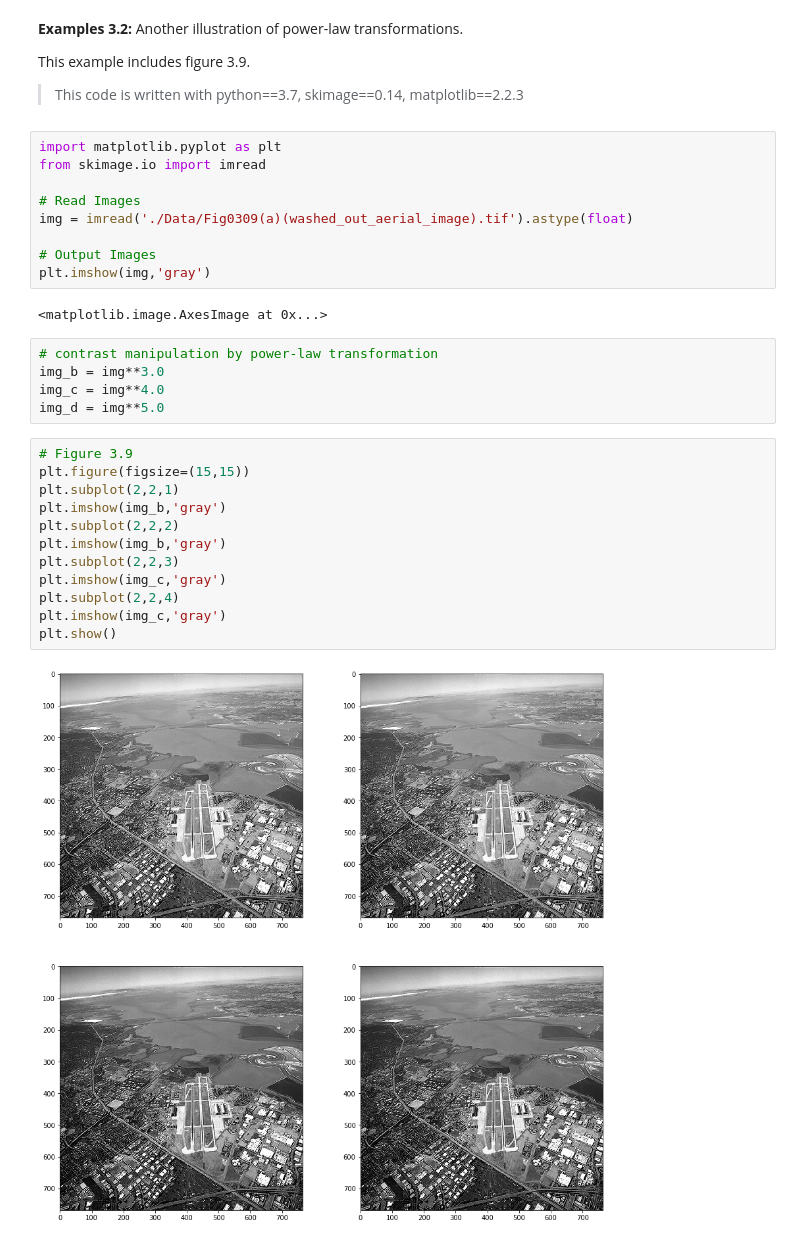
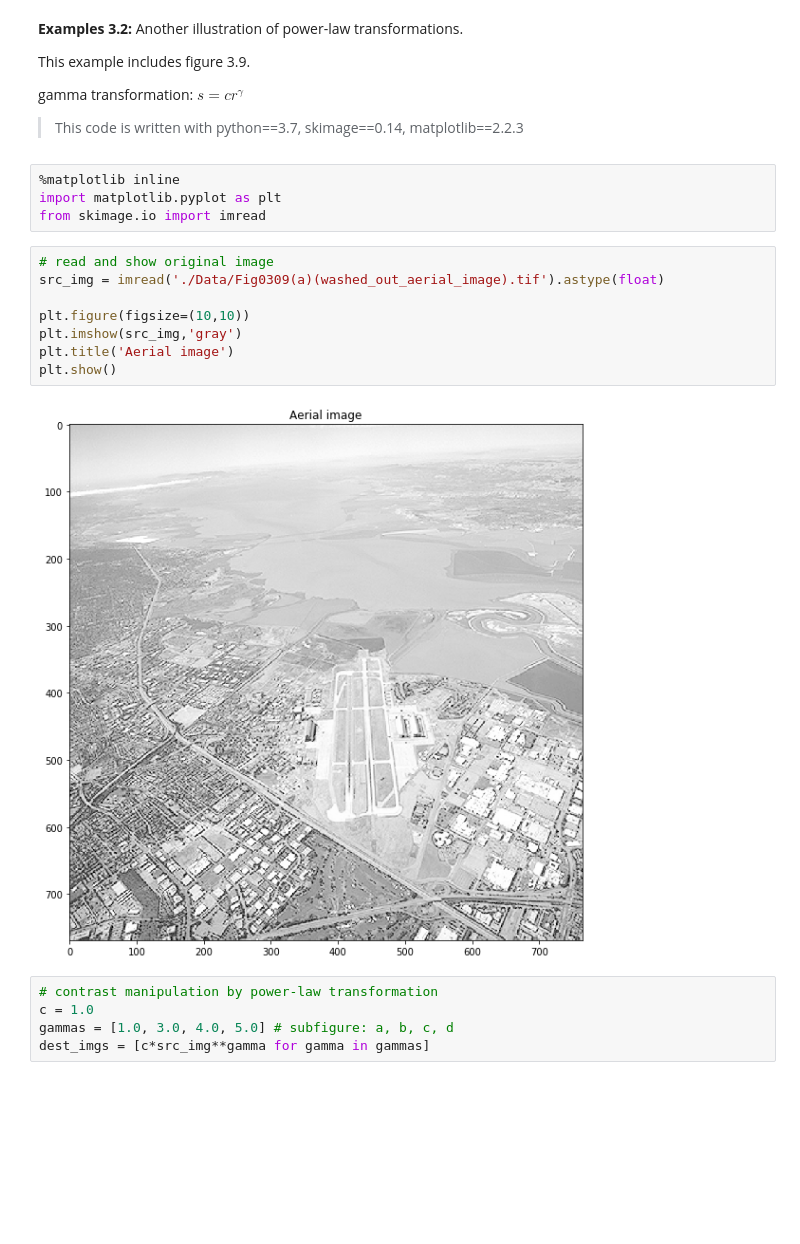
Before and after one commit to johnnychen94/Image-Processing-in-Julia, a Jupyter notebook: DIP3E/Codes/Python/Chapter-3/Example3-2.ipynb, the cells around one changed output. Saved outputs shown, nothing was run; the diff lists cells and outputs as text; blank space fills up the shorter version.

```diff
--- a/DIP3E/Codes/Python/Chapter-3/Example3-2.ipynb
+++ b/DIP3E/Codes/Python/Chapter-3/Example3-2.ipynb
@@ -3,34 +3,25 @@
 
 This example includes figure 3.9.
 
+gamma transformation: $s = cr^\gamma$
+
 > This code is written with python==3.7, skimage==0.14, matplotlib==2.2.3
 # %%
+%matplotlib inline
 import matplotlib.pyplot as plt
 from skimage.io import imread
-
-# Read Images
-img = imread('./Data/Fig0309(a)(washed_out_aerial_image).tif').astype(float)
-
-# Output Images
-plt.imshow(img,'gray')
-# %% [output]
-<matplotlib.image.AxesImage at 0x...>
+# %%
+# read and show original image
+src_img = imread('./Data/Fig0309(a)(washed_out_aerial_image).tif').astype(float)
+
+plt.figure(figsize=(10,10))
+plt.imshow(src_img,'gray')
+plt.title('Aerial image')
+plt.show()
+# %% [output]
+[figure, added]
 # %%
 # contrast manipulation by power-law transformation
-img_b = img**3.0
-img_c = img**4.0
-img_d = img**5.0
+c = 1.0
+gammas = [1.0, 3.0, 4.0, 5.0] # subfigure: a, b, c, d
+dest_imgs = [c*src_img**gamma for gamma in gammas]
-# %%
-# Figure 3.9
-plt.figure(figsize=(15,15))
-plt.subplot(2,2,1)
-plt.imshow(img_b,'gray')
-plt.subplot(2,2,2)
-plt.imshow(img_b,'gray')
-plt.subplot(2,2,3)
-plt.imshow(img_c,'gray')
-plt.subplot(2,2,4)
-plt.imshow(img_c,'gray')
-plt.show()
-# %% [output]
-[figure, removed]
```
Also changed, not shown: parts of 1 cell of this notebook, 3 other files.
